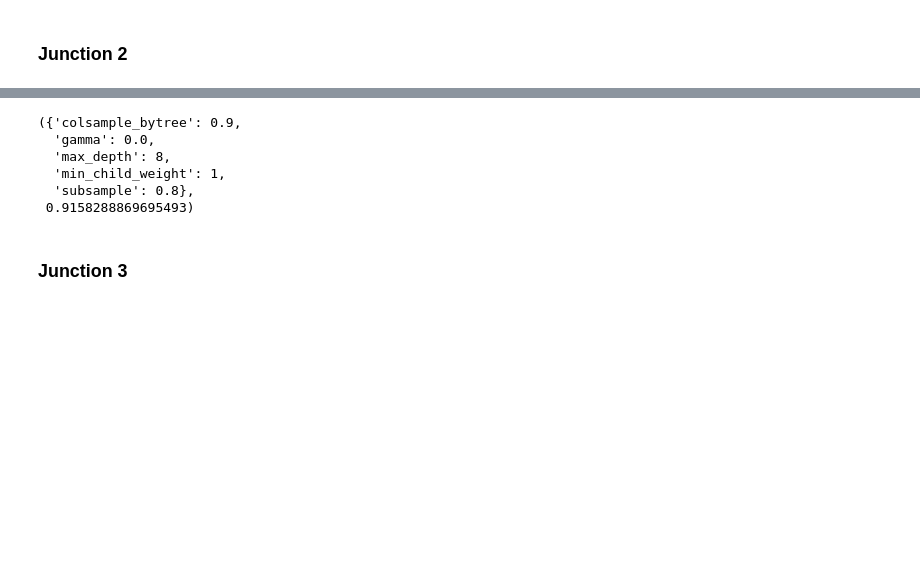
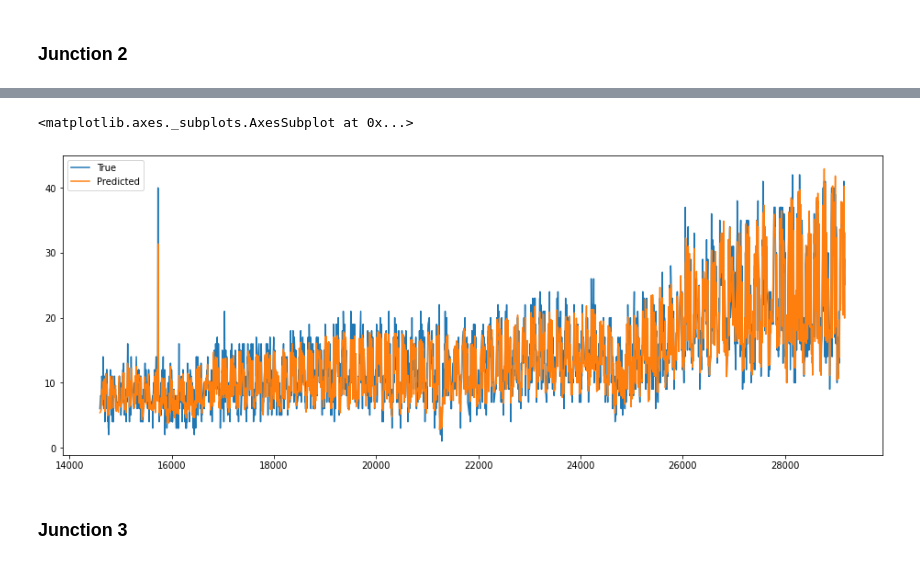
Before and after one commit to Siqi-Fang/Vehicles_Prediction_TS, a Jupyter notebook: Prediction.ipynb, the cells around one changed output, grey strips where cells are left out. Drawn from its saved outputs; the diff is of its cells as text; code cells hidden in the pictures; blank space fills up the shorter version.

```diff
--- a/Prediction.ipynb
+++ b/Prediction.ipynb
@@ -480,5 +495,13 @@ The R square score of the XGBR Junction 2 is 0.9216934767646064
+# %%
+fig = plt.figure(figsize=[16, 6])
+sns.lineplot(x=y_test.index, y=y_test.values, label='True')
+sns.lineplot(x=y_test.index, y=xgb_pred_2,label='Predicted')
+# %% [output]
+<matplotlib.axes._subplots.AxesSubplot at 0x...>
+[figure, added]
 # %%
 # Hyperparameter Tuning; Takes 22 mins to run
+"""
 params = {
     'max_depth' : range(4, 10, 2),
     'min_child_weight' : range(1, 4, 2),
@@ -492,12 +515,6 @@ grids1 = GridSearchCV(estimator = XGBRegressor(n_estimators = 100,
                     param_grid = params)
 grids1.fit(X,Y)
 grids1.best_params_, grids1.best_score_
+"""
-# %% [output]
-({'colsample_bytree': 0.9,
-  'gamma': 0.0,
-  'max_depth': 8,
-  'min_child_weight': 1,
-  'subsample': 0.8},
- 0.9158288869695493)
 # %% [markdown]
 ### Junction 3
```
Also changed, not shown: parts of 50 cells of this notebook.
